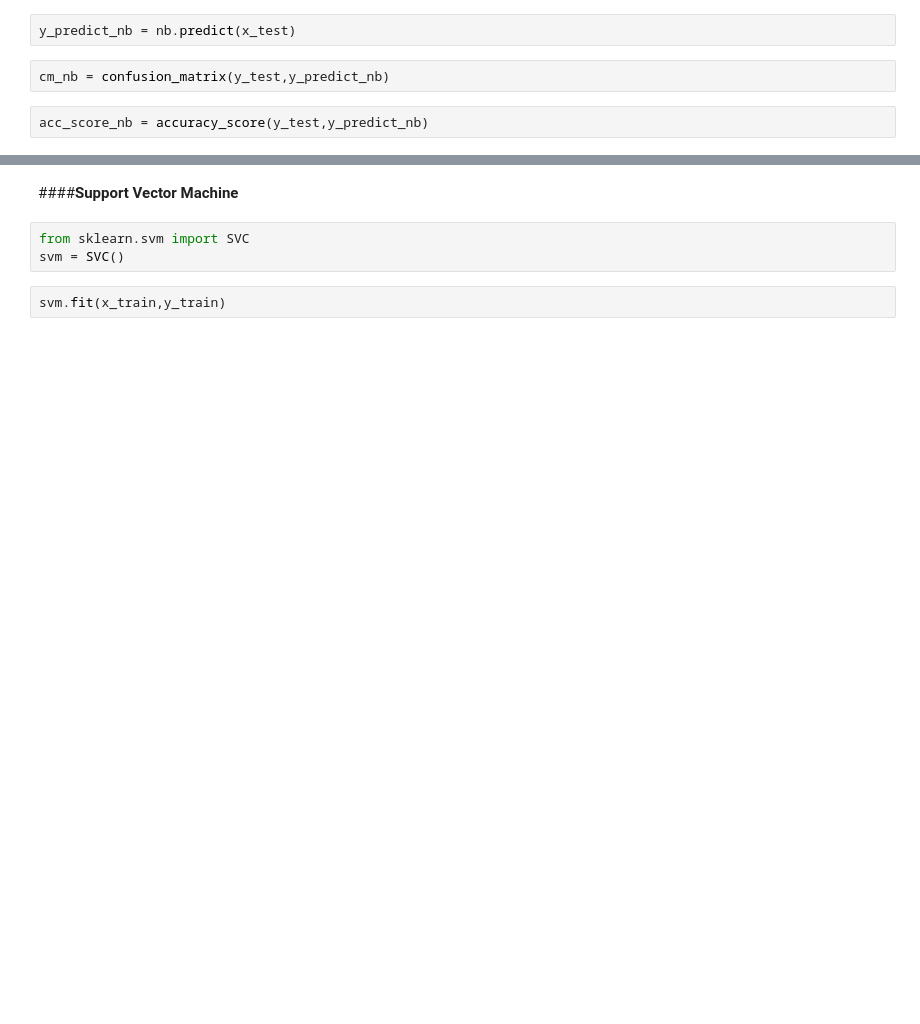
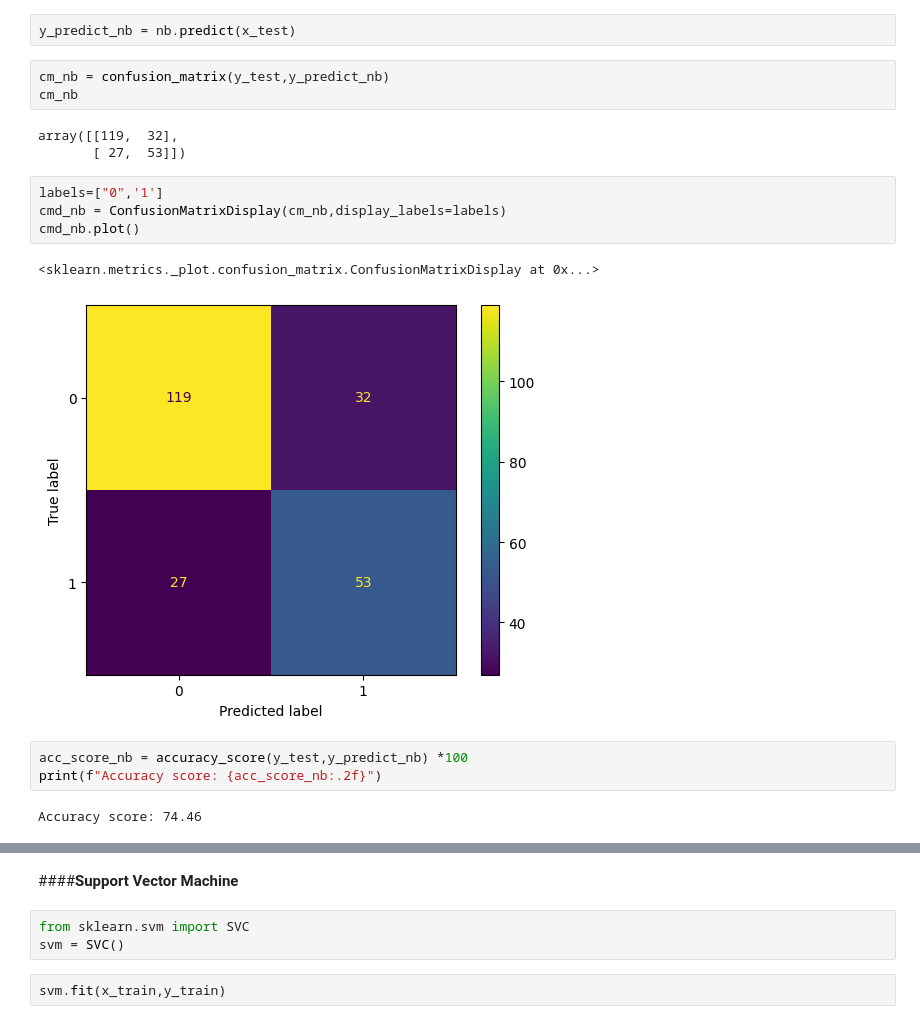
Before and after one commit to SujithSajeev-17/Machine_Learning, a Jupyter notebook: Diabetes_prediction_Classifictaion.ipynb, the cells around one changed output, grey strips where cells are left out. Cells and saved outputs as stored; diff of their text form; blank space fills up the shorter version.

```diff
--- a/Diabetes_prediction_Classifictaion.ipynb
+++ b/Diabetes_prediction_Classifictaion.ipynb
@@ -351,5 +347,19 @@ nb.fit(x_train,y_train)
 y_predict_nb = nb.predict(x_test)
 # %%
 cm_nb = confusion_matrix(y_test,y_predict_nb)
+cm_nb
+# %% [output]
+array([[119,  32],
+       [ 27,  53]])
+# %%
+labels=["0",'1']
+cmd_nb = ConfusionMatrixDisplay(cm_nb,display_labels=labels)
+cmd_nb.plot()
+# %% [output]
+<sklearn.metrics._plot.confusion_matrix.ConfusionMatrixDisplay at 0x...>
+[figure, added]
 # %%
-acc_score_nb = accuracy_score(y_test,y_predict_nb)
+acc_score_nb = accuracy_score(y_test,y_predict_nb) *100
+print(f"Accuracy score: {acc_score_nb:.2f}")
+# %% [output]
+Accuracy score: 74.46
```
Also changed, not shown: parts of 32 cells of this notebook.
